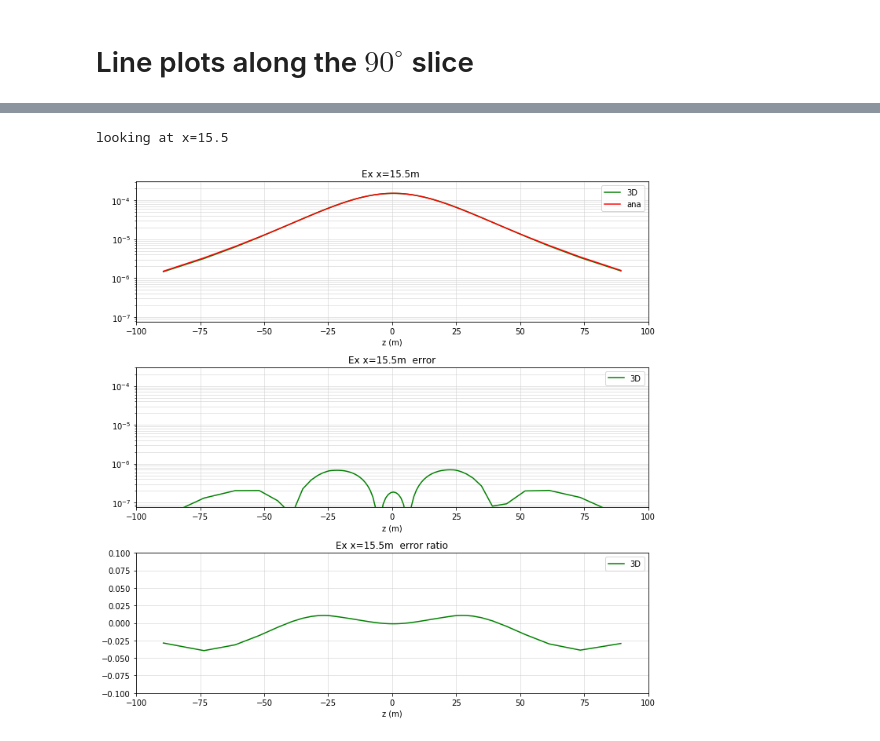
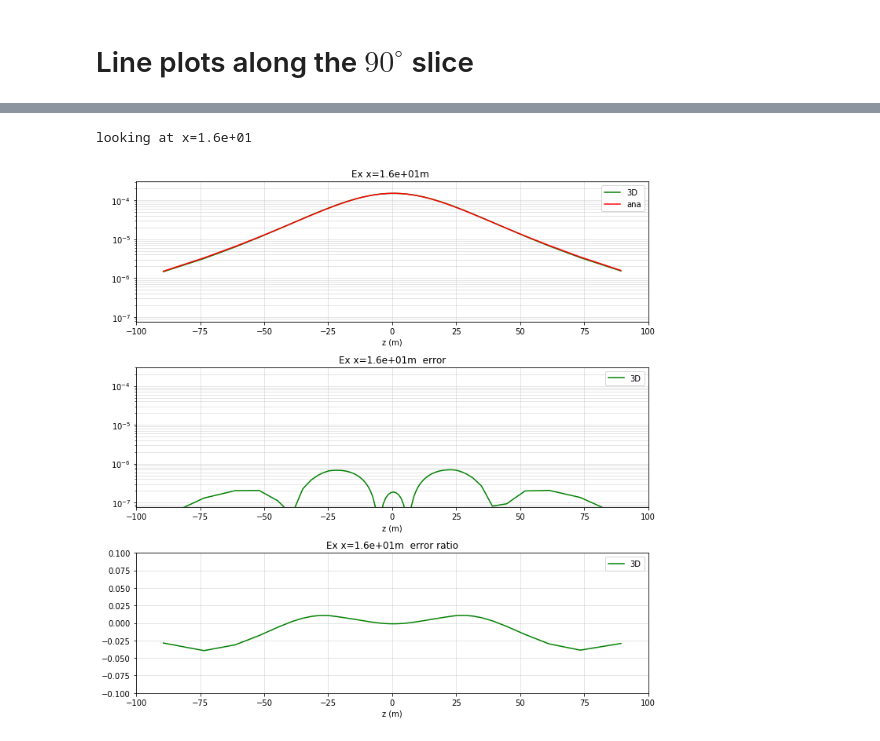
Before and after one commit to simpeg-research/heagy-2018-emcyl, a Jupyter notebook: appendix_notebooks/cyl3D_DC_horizontal_electric_dipole.ipynb, the cells around one changed output, grey strips where cells are left out. Saved outputs shown, nothing was run; the diff lists cells and outputs as text; code cells hidden in the pictures.

```diff
--- a/appendix_notebooks/cyl3D_DC_horizontal_electric_dipole.ipynb
+++ b/appendix_notebooks/cyl3D_DC_horizontal_electric_dipole.ipynb
@@ -328,7 +328,7 @@ def plot_lines(x, e3D=None, eana=None, xlim=[0., 100.], name=None, xlabel=None):
     ax[2].set_title('{} error ratio'.format(name))
     ax[2].legend()
 
-    [a.set_ylim([np.absolute(eana).min()*0.05, np.absolute(eana).max()*2]) for a in ax[:2]]
+    [a.set_ylim([np.min(np.absolute(eana))*0.05, np.max(np.absolute(eana))*2]) for a in ax[:2]]
     [a.grid(which='both', linestyle='-', color=[0.8, 0.8, 0.8, 0.5], linewidth=0.5) for a in ax]
 
     if xlabel is not None:
@@ -350,12 +350,12 @@ looking at z=-0.500000000002
 # %%
 x_ind =  15
-print('looking at x={}'.format(mesh2D.vectorCCx[x_ind]))
+print('looking at x={:1.1e}'.format(mesh2D.vectorCCx[x_ind]))
 
 fig, ax = plot_lines(
     mesh2D.vectorCCz, e3D_x[x_ind, :], eana_x[x_ind, :], xlim=[-100., 100.],
-    name='Ex x={}m '.format(mesh2D.vectorCCx[x_ind]), xlabel = 'z (m)'
+    name='Ex x={:1.1e}m '.format(mesh2D.vectorCCx[x_ind]), xlabel = 'z (m)'
 )
 # %% [output]
-looking at x=15.5
+looking at x=1.6e+01
-[figure, old version]
+[figure, new version]
 # %%
```
Also changed, not shown: parts of 4 cells of this notebook, 5 other files.
